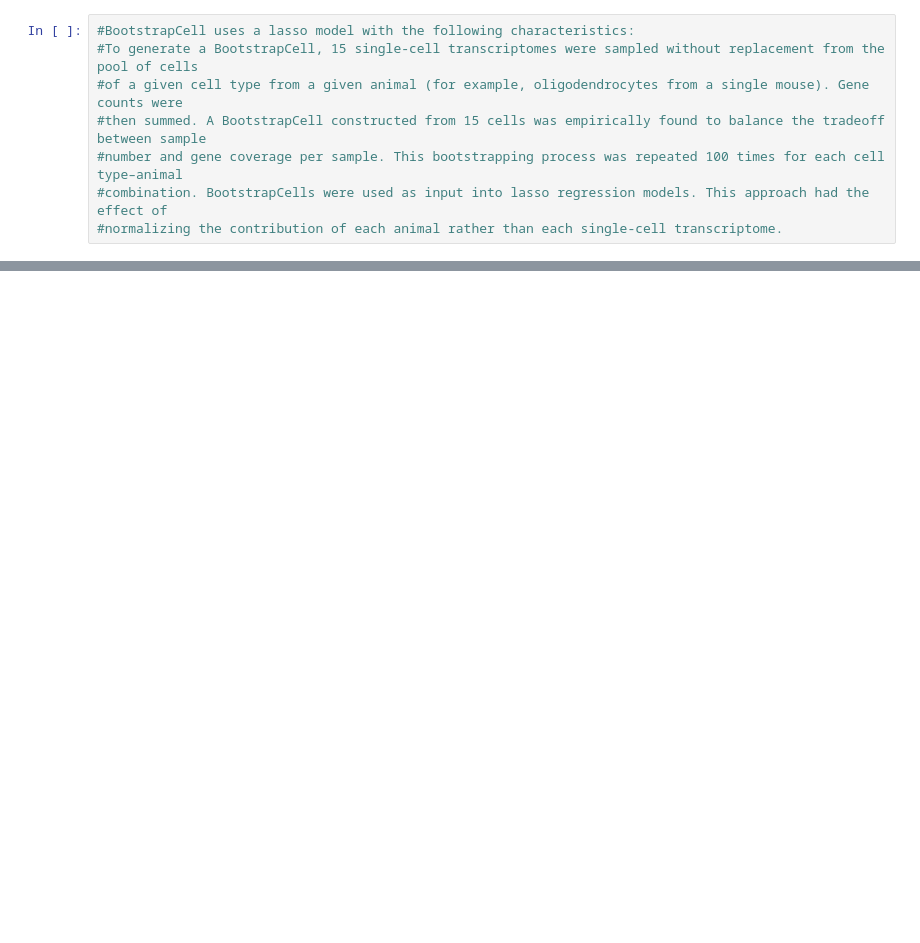
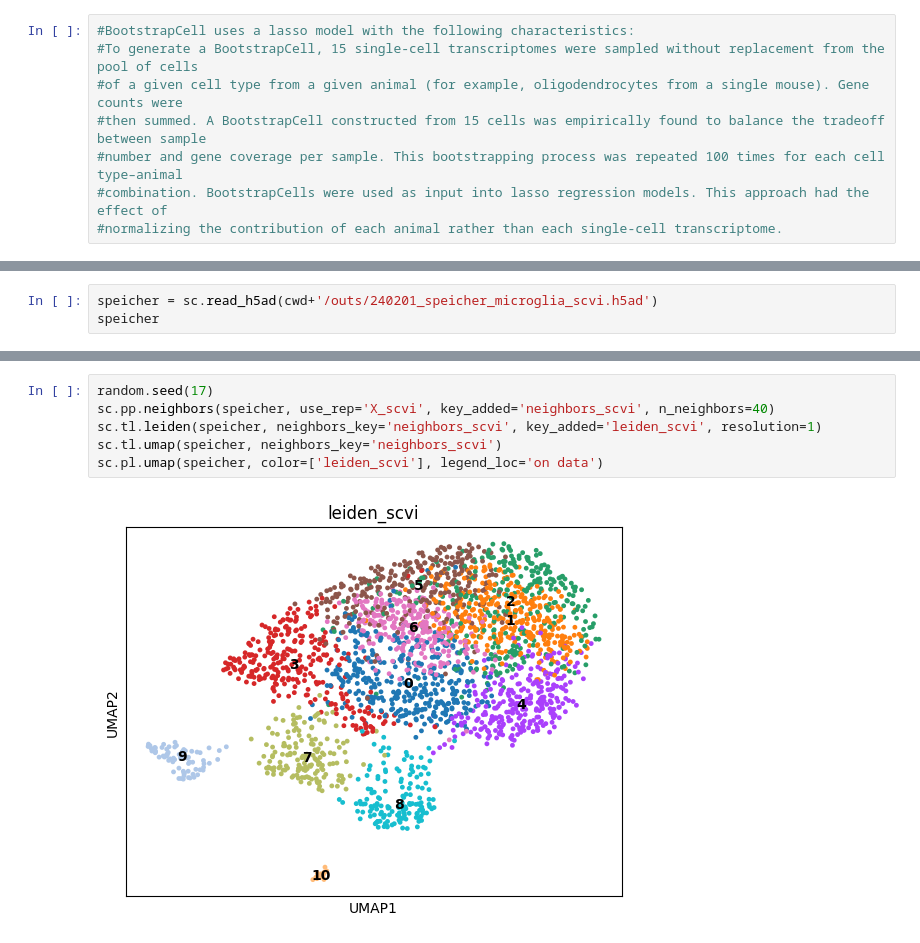
Before and after one commit to deanslee/FigureOneLab, a Jupyter notebook: example_projects/human_microglia_brain_organoids/240301_microglia_aging_clock.ipynb, the cells around one changed output, grey strips where cells are left out. Drawn from its saved outputs; the diff is of its cells as text; blank space fills up the shorter version.

```diff
--- a/example_projects/human_microglia_brain_organoids/240301_microglia_aging_clock.ipynb
+++ b/example_projects/human_microglia_brain_organoids/240301_microglia_aging_clock.ipynb
@@ -239,0 +247,3 @@ sc.pl.umap(adata, color=['MEF2C'], vmax='p95', vmin='p5', size=20)
+# %%
+speicher = sc.read_h5ad(cwd+'/outs/240201_speicher_microglia_scvi.h5ad')
+speicher
@@ -239,0 +258,8 @@ sc.pl.umap(adata, color=['MEF2C'], vmax='p95', vmin='p5', size=20)
+# %%
+random.seed(17)
+sc.pp.neighbors(speicher, use_rep='X_scvi', key_added='neighbors_scvi', n_neighbors=40)
+sc.tl.leiden(speicher, neighbors_key='neighbors_scvi', key_added='leiden_scvi', resolution=1)
+sc.tl.umap(speicher, neighbors_key='neighbors_scvi')
+sc.pl.umap(speicher, color=['leiden_scvi'], legend_loc='on data')
+# %% [output]
+[figure, added]
```
Also changed, not shown: parts of 17 cells of this notebook, 2 other files.
